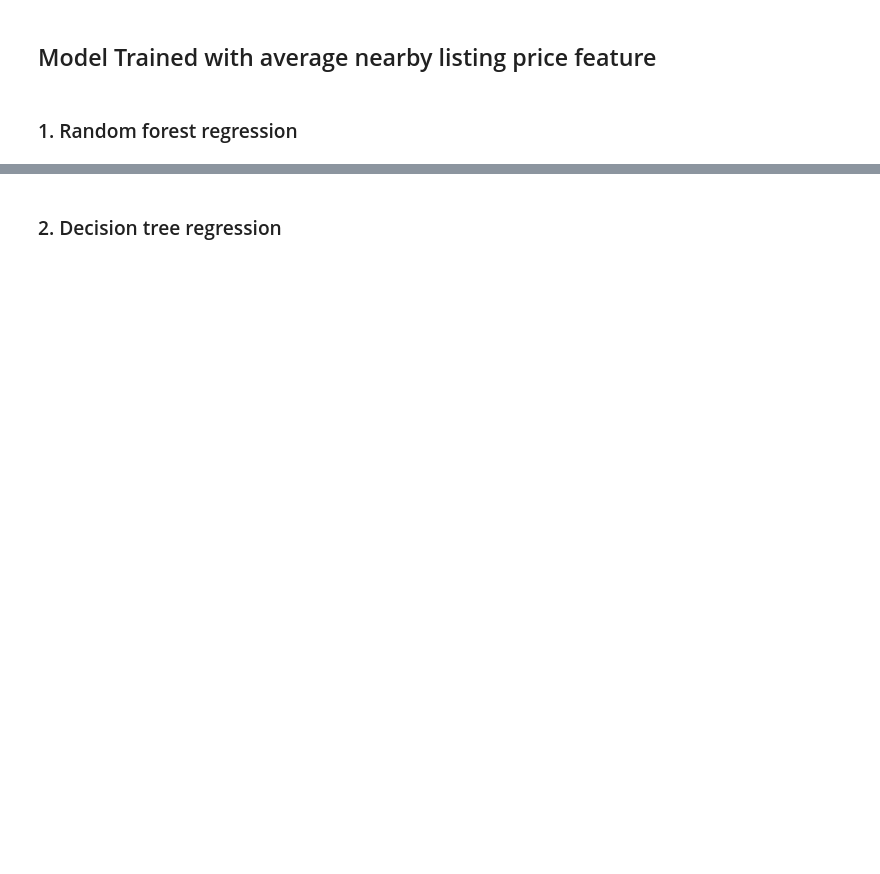
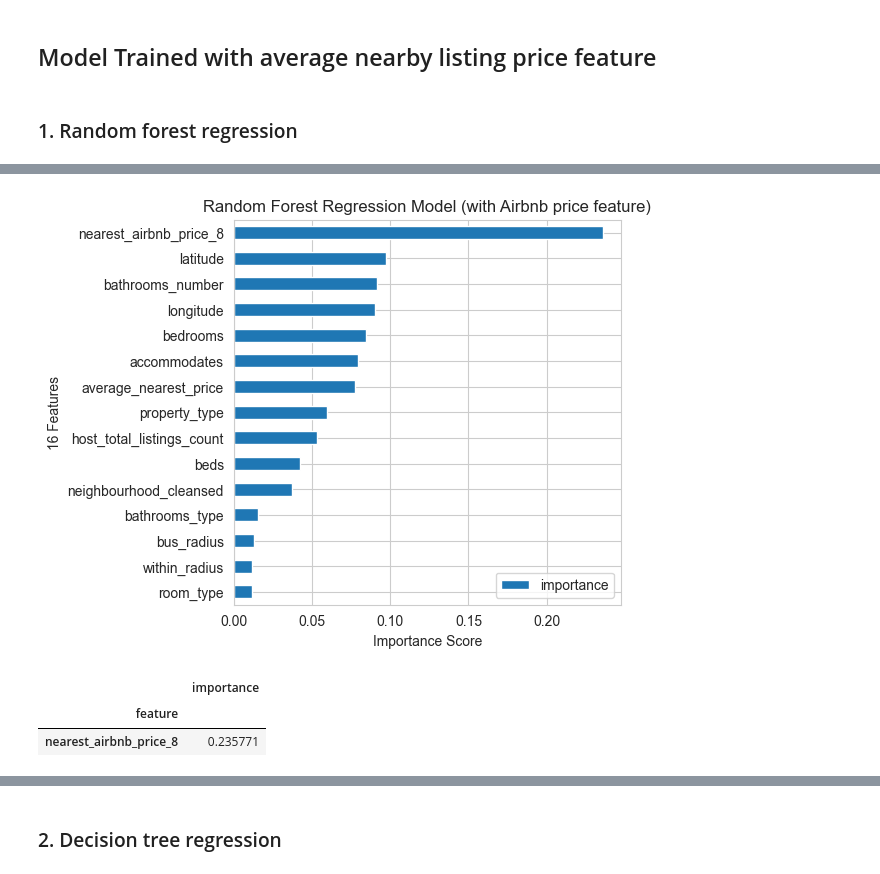
Before and after one commit to StellaLii/Airbnb-Project, a Jupyter notebook: vancouver_model/price/Machine_Learning_Model.ipynb, the cells around one changed output, grey strips where cells are left out. Saved outputs shown, nothing was run; the diff lists cells and outputs as text; code cells hidden in the pictures; blank space fills up the shorter version.

```diff
--- a/vancouver_model/price/Machine_Learning_Model.ipynb
+++ b/vancouver_model/price/Machine_Learning_Model.ipynb
@@ -622,14 +648,28 @@ feat_imp1.head(5)
 # %%
 feat_imp = pd.DataFrame({'importance':rf_2.feature_importances_})
 feat_imp['feature'] = X_train_2.columns
 
 feat_imp.sort_values(by='importance', inplace=True)
 feat_imp = feat_imp.set_index('feature', drop=True)
-feat_imp = feat_imp[len(feat_imp1)-16:len(feat_imp1)]
+# feat_imp = feat_imp[len(feat_imp1)-16:len(feat_imp1)]
 feat_imp.plot.barh(figsize=(5,5))
 plt.xlabel('Importance Score')
 plt.ylabel('16 Features')
+plt.title('Random Forest Regression Model (with Airbnb price feature)')
 plt.show()
+# %% [output]
+[figure, added]
+# %%
+feat_imp = pd.DataFrame({'importance':rf_2.feature_importances_})
+feat_imp['feature'] = X_train_2.columns
+feat_imp.sort_values(by='importance', inplace=True)
+feat_imp = feat_imp.set_index('feature', drop=True)
+feat_imp = feat_imp[len(feat_imp1)-16:len(feat_imp1)]
+feat_imp
+# %% [output]
+|  | importance |
+| feature |  |
+| nearest_airbnb_price_8 | 0.235771 |
 # %%
 mse = sklearn.metrics.mean_squared_error(y_test_2, y_predict_rf_2)
 mae_rf_2 = sklearn.metrics.mean_absolute_error(y_test_2, y_predict_rf_2)
```
Also changed, not shown: parts of 31 cells of this notebook, 8 other files.
